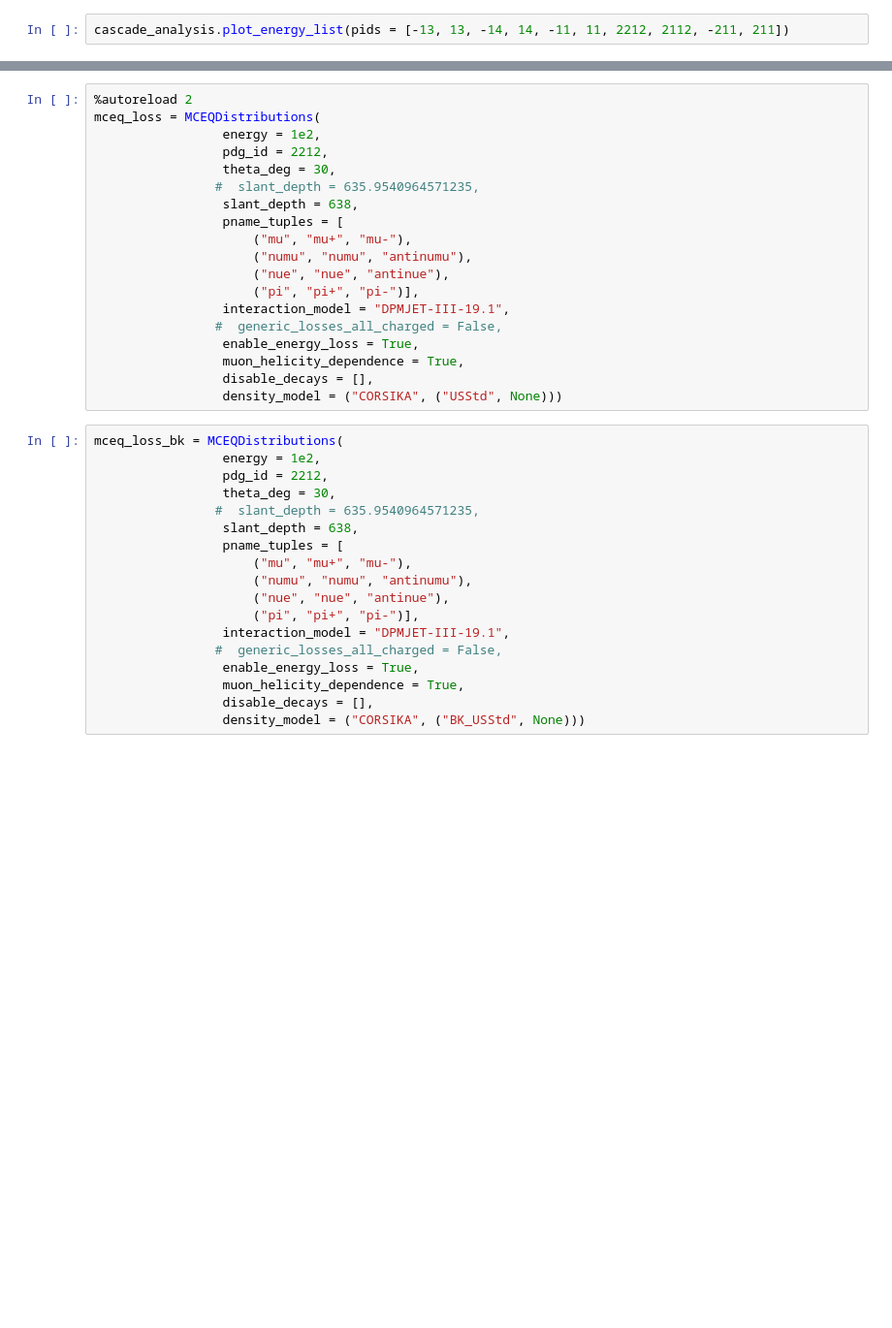
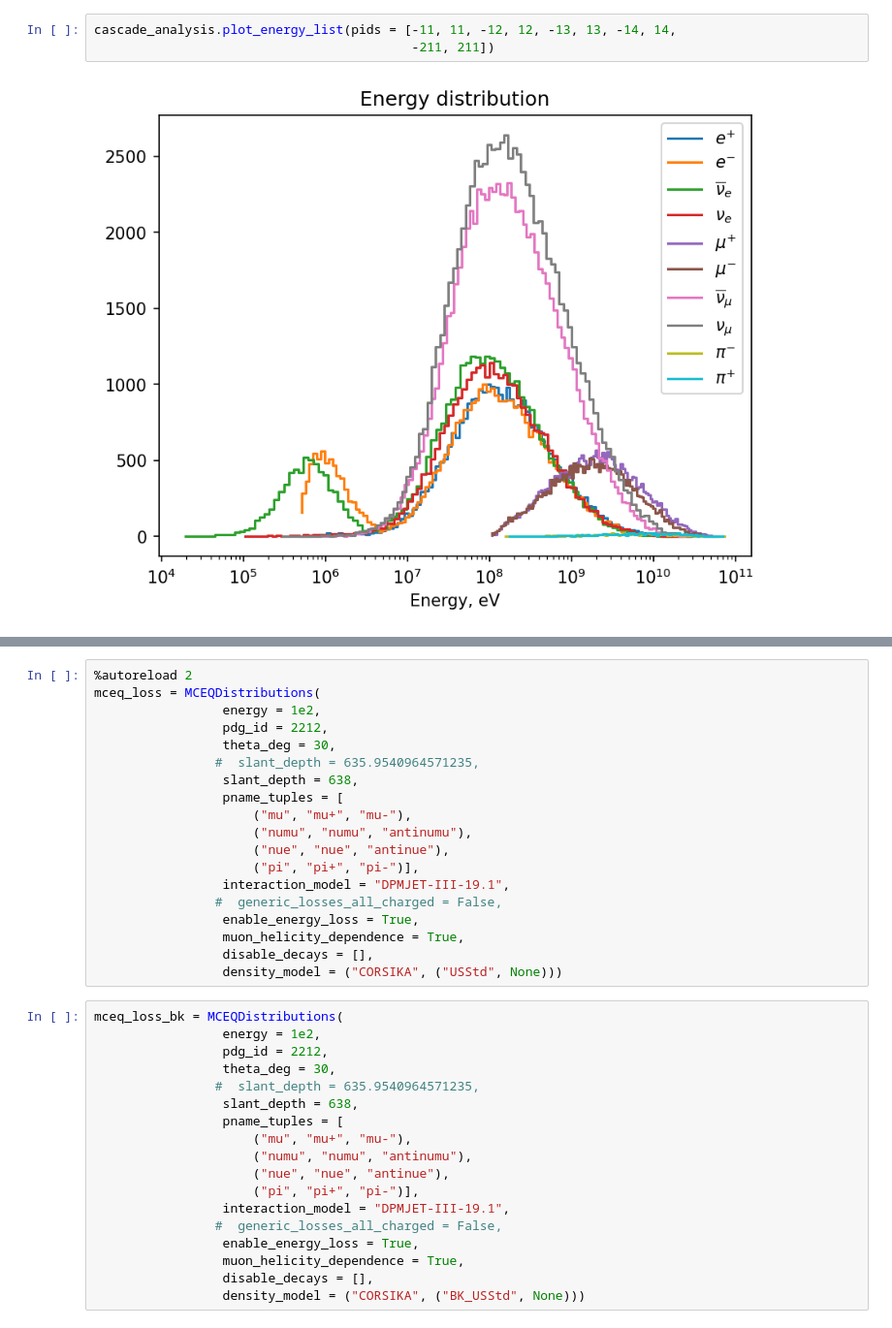
Before and after one commit to jncots/xmax_sigma, a Jupyter notebook: flincpy/test_cas_driver.ipynb, the cells around one changed output, grey strips where cells are left out. Shown at 97% size. Saved outputs shown, nothing was run; the diff lists cells and outputs as text; blank space fills up the shorter version.

```diff
--- a/flincpy/test_cas_driver.ipynb
+++ b/flincpy/test_cas_driver.ipynb
@@ -49,2 +186,5 @@ cascade_analysis.plot_energy()
 # %%
-cascade_analysis.plot_energy_list(pids = [-13, 13, -14, 14, -11, 11, 2212, 2112, -211, 211])
+cascade_analysis.plot_energy_list(pids = [-11, 11, -12, 12, -13, 13, -14, 14,
+                                          -211, 211])
+# %% [output]
+[figure, added]
```
Also changed, not shown: parts of 17 cells of this notebook, 18 other files.
